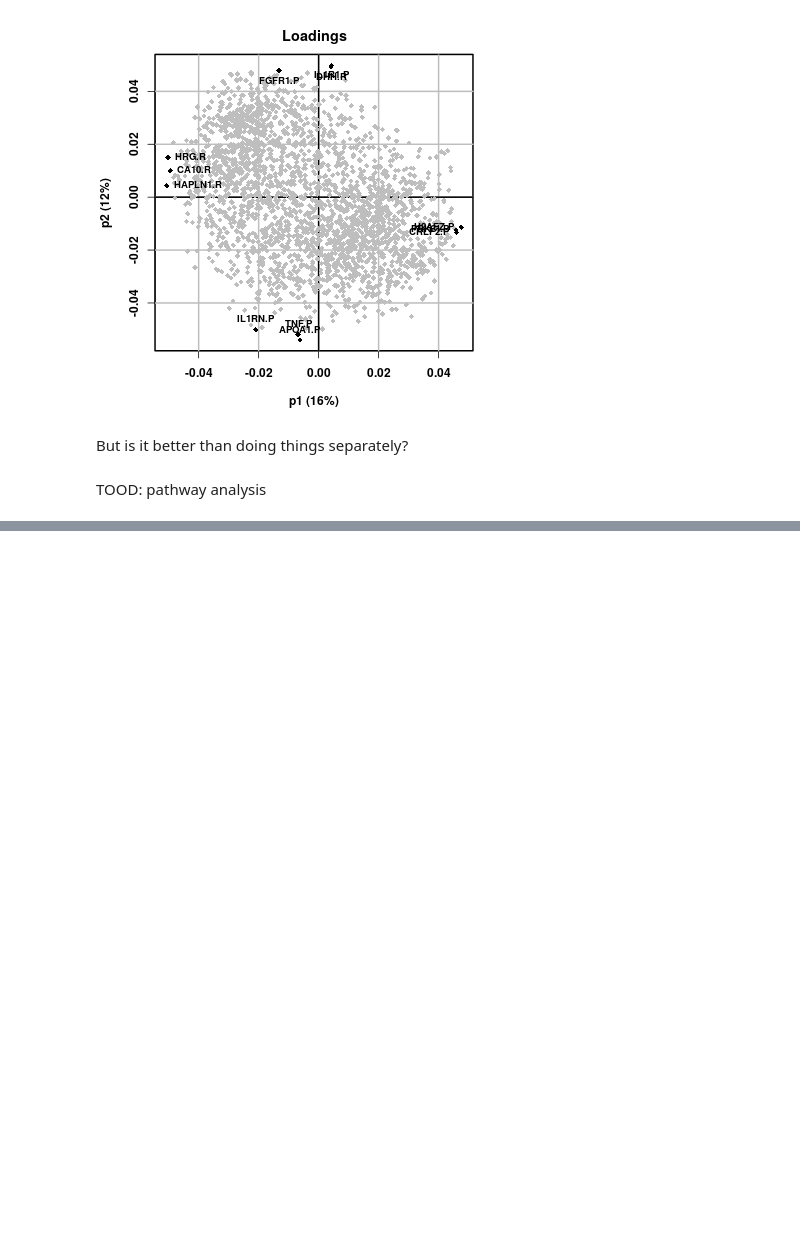
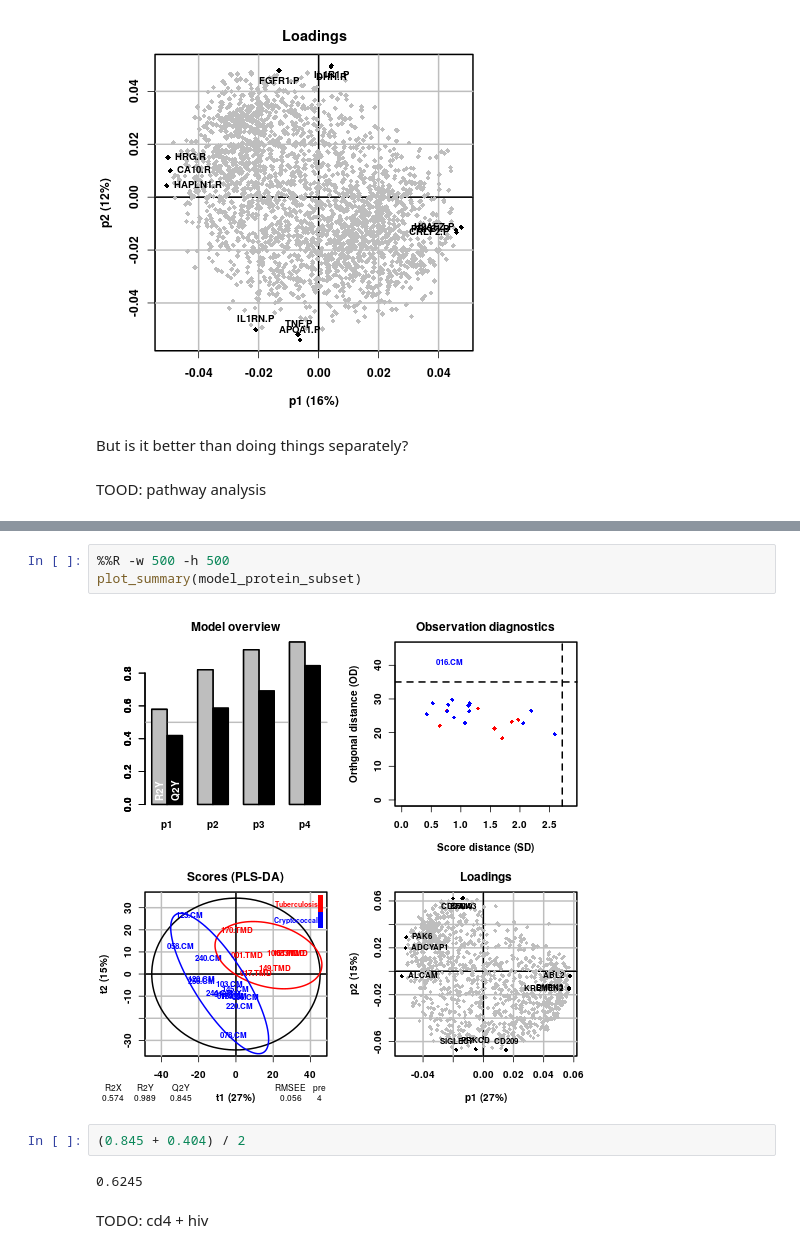
Before and after one commit to krassowski/meningitis-integration, a Jupyter notebook: analyses/integration/PLS_and_PLS-DA.ipynb, the cells around one changed output, grey strips where cells are left out. Saved outputs shown, nothing was run; the diff lists cells and outputs as text; blank space fills up the shorter version.

```diff
--- a/analyses/integration/RNAseq_and_protein.ipynb
+++ b/analyses/integration/PLS_and_PLS-DA.ipynb
@@ -1677,0 +854,11 @@ TOOD: pathway analysis
+# %%
+%%R -w 500 -h 500
+plot_summary(model_protein_subset)
+# %% [output]
+[figure, added]
+# %%
+(0.845 + 0.404) / 2
+# %% [output]
+0.6245
+# %% [markdown]
+TODO: cd4 + hiv
```
Also changed, not shown: parts of 187 cells of this notebook, 2 other files.
